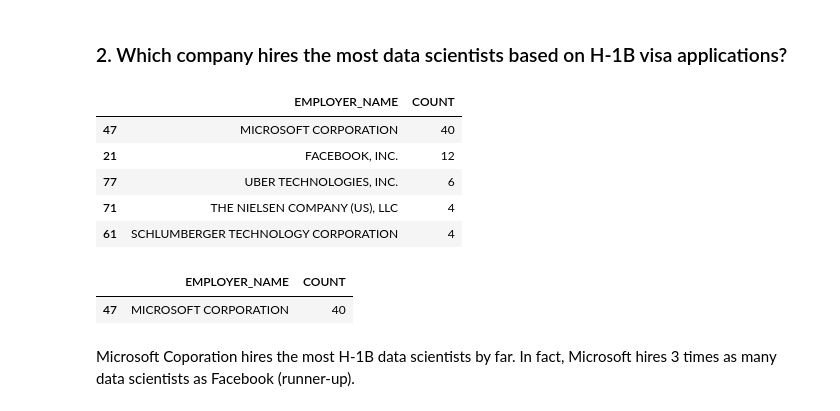
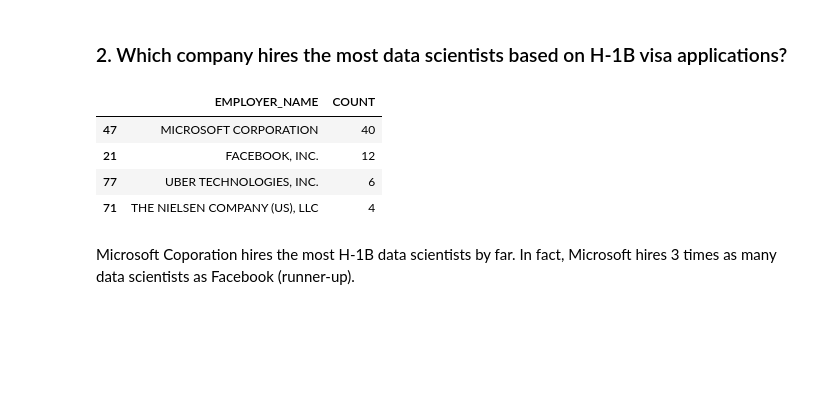
Before and after one commit to christinasam/USA-H-1B-Work-Visa-Analysis, a Jupyter notebook: united_states_h1b_work_visa_analysis.ipynb, the cells around one changed output. Cells and saved outputs as stored; diff of their text form; code cells hidden in the pictures; blank space fills up the shorter version.

```diff
--- a/united_states_h1b_work_visa_analysis.ipynb
+++ b/united_states_h1b_work_visa_analysis.ipynb
@@ -152,21 +146,17 @@ Software and computer related occupations rank at the top of the list with manag
 # %%
 # Subset, group, size, and sort
 ds_gb_company = visas[visas.JOB_TITLE == 'DATA SCIENTIST'].groupby('EMPLOYER_NAME').size().reset_index(name='COUNT')
 ds_gb_company = ds_gb_company.sort_values(by='COUNT', ascending=False)
 ds_gb_company.head()
+
+# The company with the most data scientist hires
+ds_gb_company[:4]
 # %% [output]
 |  | EMPLOYER_NAME | COUNT |
 | 47 | MICROSOFT CORPORATION | 40 |
 | 21 | FACEBOOK, INC. | 12 |
 | 77 | UBER TECHNOLOGIES, INC. | 6 |
 | 71 | THE NIELSEN COMPANY (US), LLC | 4 |
-| 61 | SCHLUMBERGER TECHNOLOGY CORPORATION | 4 |
-# %%
-# The company with the most data scientist hires
-ds_gb_company[:1]
-# %% [output]
-|  | EMPLOYER_NAME | COUNT |
-| 47 | MICROSOFT CORPORATION | 40 |
 # %% [markdown]
 Microsoft Coporation hires the most H-1B data scientists by far. In fact, Microsoft hires 3 times as many data scientists as Facebook (runner-up).
 # %% [markdown]
```
Also changed, not shown: parts of 30 cells of this notebook.
